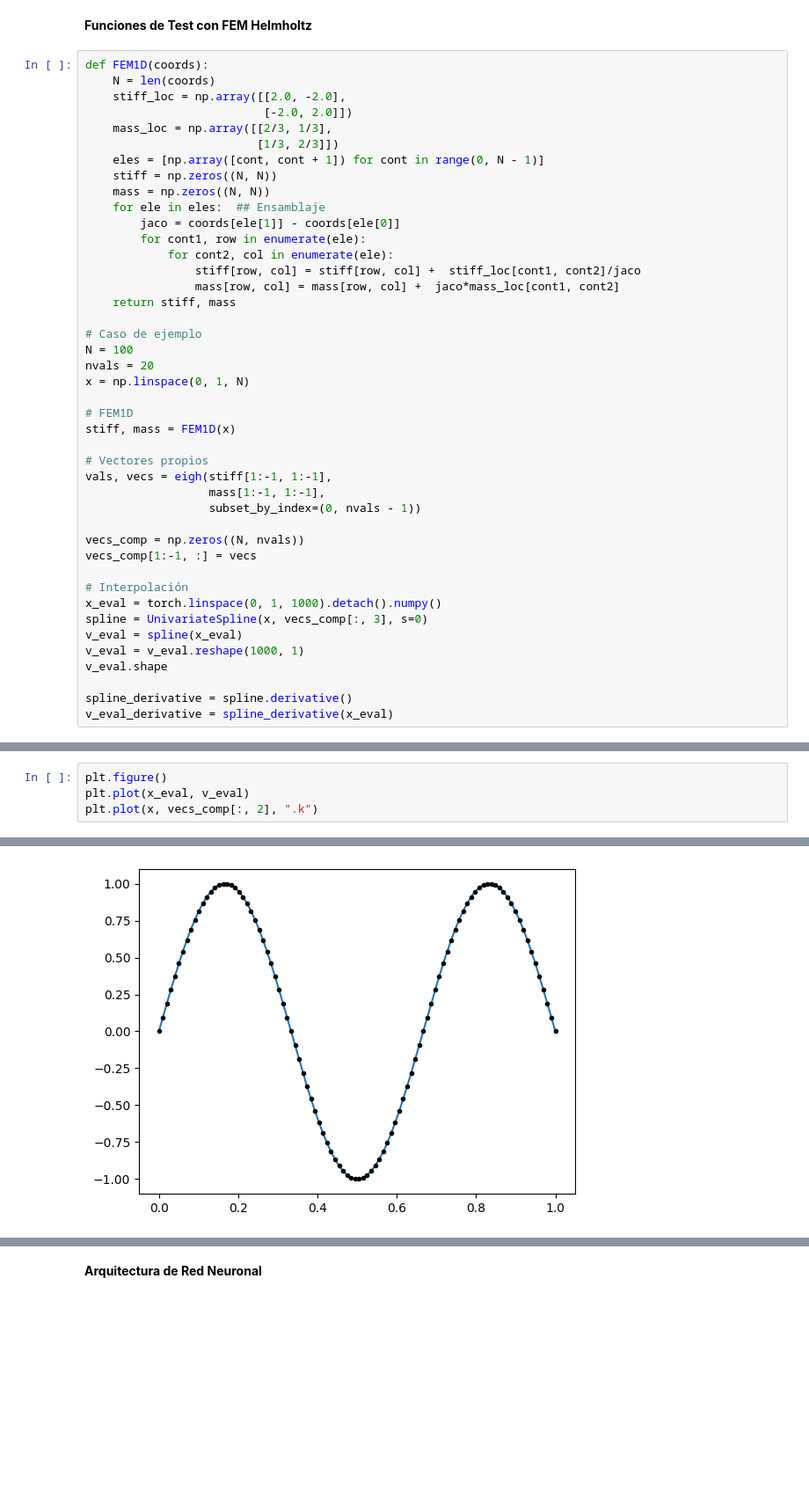
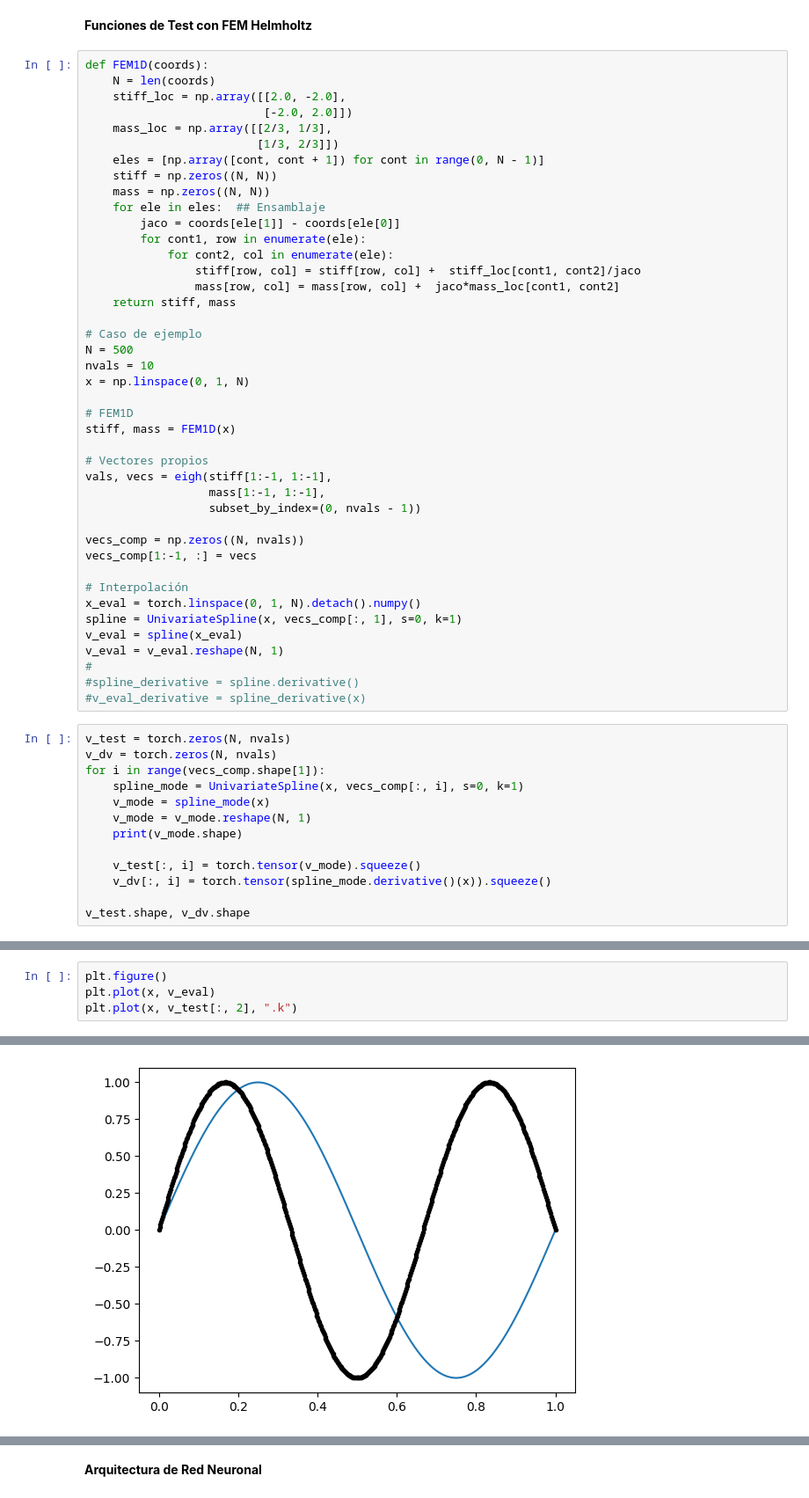
Before and after one commit to jpaguilarc99/PIML-EDP, a Jupyter notebook: vpinn/VPINN.ipynb, the cells around one changed output, grey strips where cells are left out. Shown at 88% size. Cells and saved outputs as stored; diff of their text form; blank space fills up the shorter version.

```diff
--- a/vpinn/VPINN.ipynb
+++ b/vpinn/VPINN.ipynb
@@ -97,8 +97,8 @@ def FEM1D(coords):
     return stiff, mass
 
 # Caso de ejemplo
-N = 100
-nvals = 20
+N = 500
+nvals = 10
 x = np.linspace(0, 1, N)
 
 # FEM1D
@@ -113,11 +113,23 @@ vecs_comp = np.zeros((N, nvals))
 vecs_comp[1:-1, :] = vecs
 
 # Interpolación
-x_eval = torch.linspace(0, 1, 1000).detach().numpy()
-spline = UnivariateSpline(x, vecs_comp[:, 3], s=0)
+x_eval = torch.linspace(0, 1, N).detach().numpy()
+spline = UnivariateSpline(x, vecs_comp[:, 1], s=0, k=1)
 v_eval = spline(x_eval)
-v_eval = v_eval.reshape(1000, 1)
-v_eval.shape
-
-spline_derivative = spline.derivative()
-v_eval_derivative = spline_derivative(x_eval)
+v_eval = v_eval.reshape(N, 1)
+#
+#spline_derivative = spline.derivative()
+#v_eval_derivative = spline_derivative(x)
+# %%
+v_test = torch.zeros(N, nvals)
+v_dv = torch.zeros(N, nvals)
+for i in range(vecs_comp.shape[1]):
+    spline_mode = UnivariateSpline(x, vecs_comp[:, i], s=0, k=1)
+    v_mode = spline_mode(x)
+    v_mode = v_mode.reshape(N, 1)
+    print(v_mode.shape)
+
+    v_test[:, i] = torch.tensor(v_mode).squeeze()
+    v_dv[:, i] = torch.tensor(spline_mode.derivative()(x)).squeeze()
+
+v_test.shape, v_dv.shape
@@ -124,9 +148,9 @@ v_eval_derivative = spline_derivative(x_eval)
 # %%
 plt.figure()
-plt.plot(x_eval, v_eval)
-plt.plot(x, vecs_comp[:, 2], ".k")
+plt.plot(x, v_eval)
+plt.plot(x, v_test[:, 2], ".k")
 # %% [output]
 [<matplotlib.lines.Line2D at 0x...>]
-[figure, old version]
+[figure, new version]
 # %%
 plt.figure()
```
Also changed, not shown: parts of 4 cells of this notebook.
